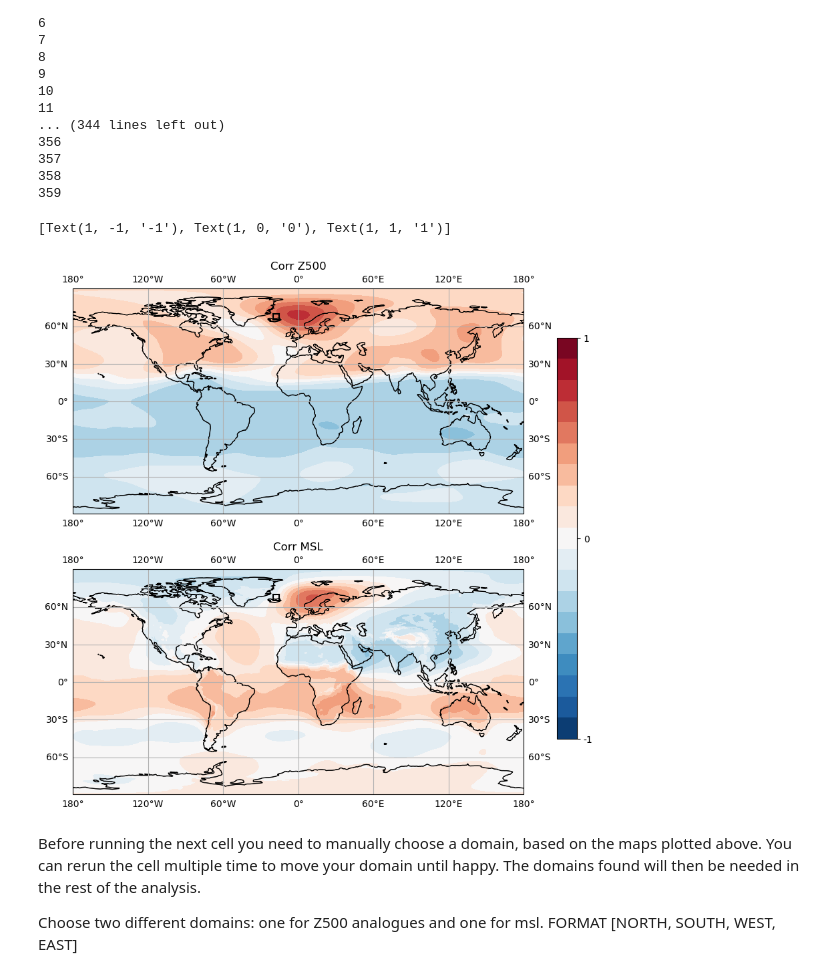
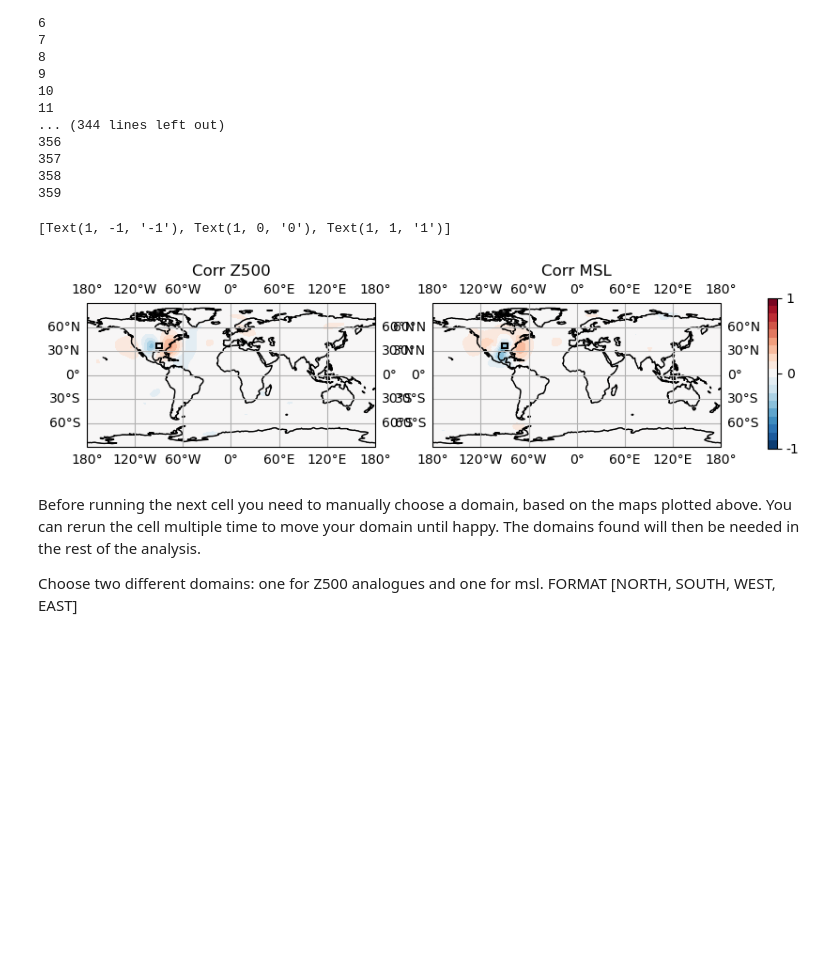
Before and after one commit to izpinto/c3s-451, a Jupyter notebook: input-notebooks/C3S_analogues-main/C3S01_analogues_Domain.ipynb, the cells around one changed output. Drawn from its saved outputs; the diff is of its cells as text; code cells hidden in the pictures; blank space fills up the shorter version.

```diff
--- a/input-notebooks/C3S_analogues-main/C3S01_analogues_Domain.ipynb
+++ b/input-notebooks/C3S_analogues-main/C3S01_analogues_Domain.ipynb
@@ -32,9 +30,9 @@ ModuleNotFoundError: No module named 'iris'
 # %%
 # Defining the variables:
 
-date = [2025, 'May', 17]; # Date to assess, only used to determine Months
-impact_domain = [70, 65, -15, -20] # Impact region, [NORTH, SOUTH, WEST, EAST]
-Haz = 't2m' # Hazard variable, 't2m' or 'tp'
+date = [2025, 'Apr', 5]
+impact_domain = [39, 34, -86, -93]# Impact region, [NORTH, SOUTH, WEST, EAST]
+Haz = 'tp' # Hazard variable, 't2m' or 'tp'
 # %%
 ### Automated variables - can be adjusted for sensitivity testing
 
@@ -75,6 +72,10 @@ OSError: One or more of the files specified did not exist:
 # %%
+## This needs changing to allow the timeseries to be from a shapefile, or an already determined event definition timeseries from the probabilistic assessment
+## t_ts needs to be a daily timeseries of the months defined earlier (default is 3-month window surrounding the event month) from 1950 to 2024
+## Shorter timeframe could be used - Y1 and Y2 (furtehr up) would need altering to match
+
 ## Impact Index ts
-t_data = my.reanalysis_data(Haz, Y1, Y2, months)
+t_data = my.reanalysis_data(Haz, Y1, Y2, date[1])
 t_reg = my.extract_region(t_data, impact_domain)
 
 coords = ('longitude', 'latitude')
@@ -93,7 +94,7 @@ weights=iris.analysis.cartography.area_weights(t_reg)
 t_ts, _ = t_reg.collapsed(coords,iris.analysis.MEAN, weights=weights, returned=True)
 # %%
 ## Correlation Z500
-z_data = my.reanalysis_data('z500', Y1, Y2, months)
+z_data = my.reanalysis_data('z500', Y1, Y2, date[1])
 z_data =  z_data - z_data.collapsed(['latitude', 'longitude'], iris.analysis.MEAN) # event for anavar to plot (fig a)
 a, b, c = np.shape(z_data.data)
 corr_field = np.empty((b,c))
@@ -106,7 +107,7 @@ for i in np.arange(b):
         p_field[i,j] = y
 
 ## Correlation SLP
-z_data = my.reanalysis_data('msl', Y1, Y2, months)
+z_data = my.reanalysis_data('msl', Y1, Y2, date[1])
 z_data =  z_data - z_data.collapsed(['latitude', 'longitude'], iris.analysis.MEAN) # event for anavar to plot (fig a)
 a, b, c = np.shape(z_data.data)
 corr_field2 = np.empty((b,c))
@@ -154,35 +155,35 @@ for i in np.arange(b):
 359
 # %%
 # Plot map of correlation
-fig, ax = plt.subplots(2, 1, subplot_kw={'projection': ccrs.PlateCarree()}, figsize=(10,10))
+fig, ax = plt.subplots(1, 2, subplot_kw={'projection': ccrs.PlateCarree()}, figsize=(10,4))
 lats=z_data.coord('latitude').points
 lons=z_data.coord('longitude').points
 con_lev = np.linspace(-1, 1, 20)
 
 c1 = ax[0].contourf(lons, lats, corr_field, levels=con_lev, cmap='RdBu_r', transform=ccrs.PlateCarree())
 ax[0].add_feature(cf.COASTLINE)
 ax[0].coastlines(linewidth=0.4)
 ax[0].set_title('Corr Z500')
 ax[0].gridlines(draw_labels=True)
 my.plot_box(ax[0], impact_domain)
 #plot_box(ax[0], [-45, -25, -65, -35])
 
 c1 = ax[1].contourf(lons, lats, corr_field2, levels=con_lev, cmap='RdBu_r', transform=ccrs.PlateCarree())
 ax[1].add_feature(cf.COASTLINE)
 ax[1].coastlines(linewidth=0.4)
 ax[1].set_title('Corr MSL')
 ax[1].gridlines(draw_labels=True)
 my.plot_box(ax[1], impact_domain)
 #plot_box(ax[1], [-40, -20, -70, -55])
 
 fig.subplots_adjust(right=0.8)
-cax = fig.add_axes([0.85, 0.2, 0.03, 0.6])
+cax = fig.add_axes([0.85, 0.3, 0.01, 0.4])
 cbar = fig.colorbar(c1, cax=cax, ticks=[-1, 0, 1])
 cbar.ax.set_yticklabels(['-1', '0', '1'])
 #plt.tight_layout()
 # %% [output]
 [Text(1, -1, '-1'), Text(1, 0, '0'), Text(1, 1, '1')]
-[figure, old version]
+[figure, new version]
 # %% [markdown]
 Before running the next cell you need to manually choose a domain, based on the maps plotted above. You can rerun the cell multiple time to move your domain until happy.
 The domains found will then be needed in the rest of the analysis.
```
Also changed, not shown: parts of 6 cells of this notebook, 8 other files.
